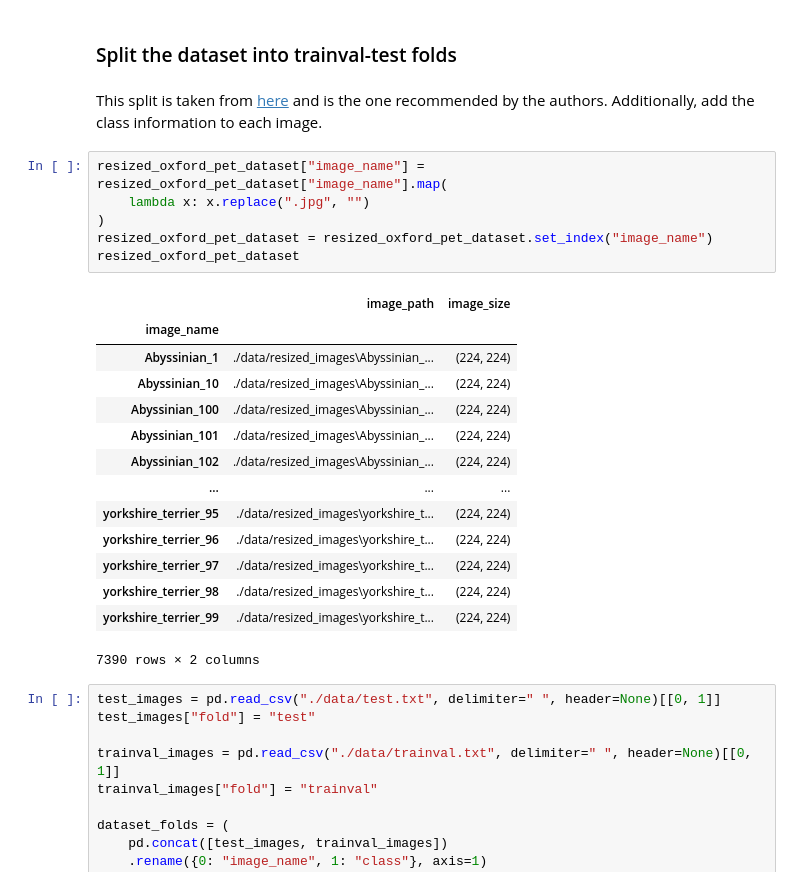
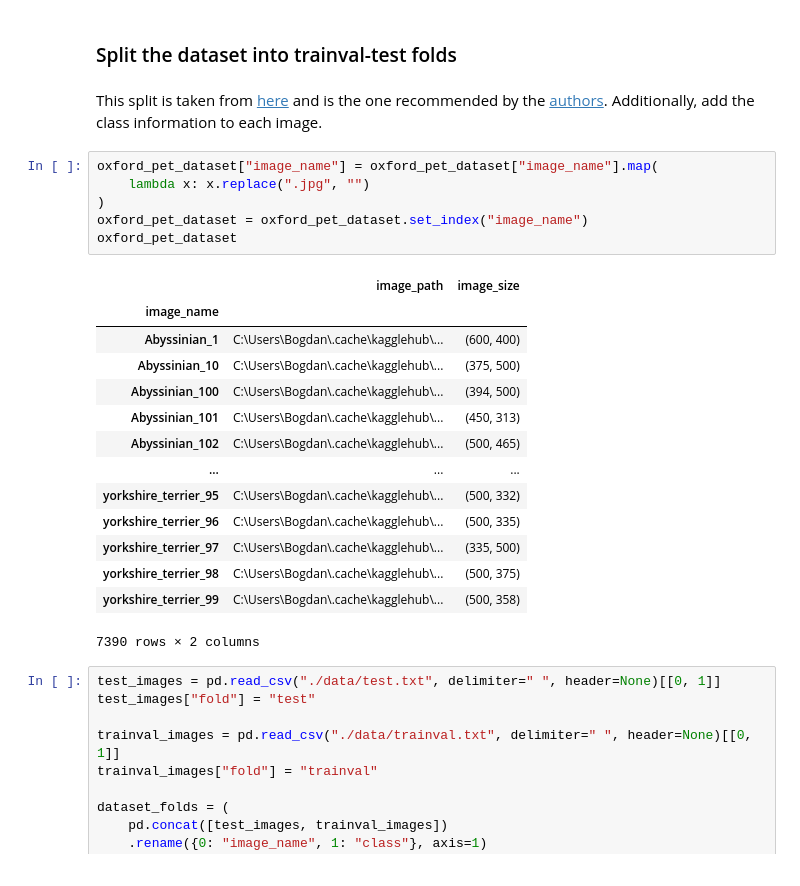
Before and after one commit to CristinaRacovita/watermarked-image-classification, a Jupyter notebook: creating_watermarked_images.ipynb, the cells around one changed output. Drawn from its saved outputs; the diff is of its cells as text.

```diff
--- a/creating_watermarked_images.ipynb
+++ b/creating_watermarked_images.ipynb
@@ -89,27 +72,27 @@ resized_oxford_pet_dataset.head(5)
 # %% [markdown]
 ### Split the dataset into trainval-test folds
 # %% [markdown]
-This split is taken from [here](https://www.kaggle.com/datasets/julinmaloof/the-oxfordiiit-pet-dataset) and is the one recommended by the authors. Additionally, add the class information to each image.
+This split is taken from [here](https://www.kaggle.com/datasets/julinmaloof/the-oxfordiiit-pet-dataset) and is the one recommended by the [authors](https://www.robots.ox.ac.uk/~vedaldi/assets/pubs/parkhi12cat.pdf). Additionally, add the class information to each image.
 # %%
-resized_oxford_pet_dataset["image_name"] = resized_oxford_pet_dataset["image_name"].map(
+oxford_pet_dataset["image_name"] = oxford_pet_dataset["image_name"].map(
     lambda x: x.replace(".jpg", "")
 )
-resized_oxford_pet_dataset = resized_oxford_pet_dataset.set_index("image_name")
-resized_oxford_pet_dataset
+oxford_pet_dataset = oxford_pet_dataset.set_index("image_name")
+oxford_pet_dataset
 # %% [output]
 |  | image_path | image_size |
 | image_name |  |  |
-| Abyssinian_1 | ./data/resized_images\Abyssinian_... | (224, 224) |
-| Abyssinian_10 | ./data/resized_images\Abyssinian_... | (224, 224) |
-| Abyssinian_100 | ./data/resized_images\Abyssinian_... | (224, 224) |
-| Abyssinian_101 | ./data/resized_images\Abyssinian_... | (224, 224) |
-| Abyssinian_102 | ./data/resized_images\Abyssinian_... | (224, 224) |
+| Abyssinian_1 | C:\Users\Bogdan\.cache\kagglehub\... | (600, 400) |
+| Abyssinian_10 | C:\Users\Bogdan\.cache\kagglehub\... | (375, 500) |
+| Abyssinian_100 | C:\Users\Bogdan\.cache\kagglehub\... | (394, 500) |
+| Abyssinian_101 | C:\Users\Bogdan\.cache\kagglehub\... | (450, 313) |
+| Abyssinian_102 | C:\Users\Bogdan\.cache\kagglehub\... | (500, 465) |
 | ... | ... | ... |
-| yorkshire_terrier_95 | ./data/resized_images\yorkshire_t... | (224, 224) |
-| yorkshire_terrier_96 | ./data/resized_images\yorkshire_t... | (224, 224) |
-| yorkshire_terrier_97 | ./data/resized_images\yorkshire_t... | (224, 224) |
-| yorkshire_terrier_98 | ./data/resized_images\yorkshire_t... | (224, 224) |
-| yorkshire_terrier_99 | ./data/resized_images\yorkshire_t... | (224, 224) |
+| yorkshire_terrier_95 | C:\Users\Bogdan\.cache\kagglehub\... | (500, 332) |
+| yorkshire_terrier_96 | C:\Users\Bogdan\.cache\kagglehub\... | (500, 335) |
+| yorkshire_terrier_97 | C:\Users\Bogdan\.cache\kagglehub\... | (335, 500) |
+| yorkshire_terrier_98 | C:\Users\Bogdan\.cache\kagglehub\... | (500, 375) |
+| yorkshire_terrier_99 | C:\Users\Bogdan\.cache\kagglehub\... | (500, 358) |
 7390 rows × 2 columns
 # %%
 test_images = pd.read_csv("./data/test.txt", delimiter=" ", header=None)[[0, 1]]
```
Also changed, not shown: parts of 9 cells of this notebook, 1 other file.
